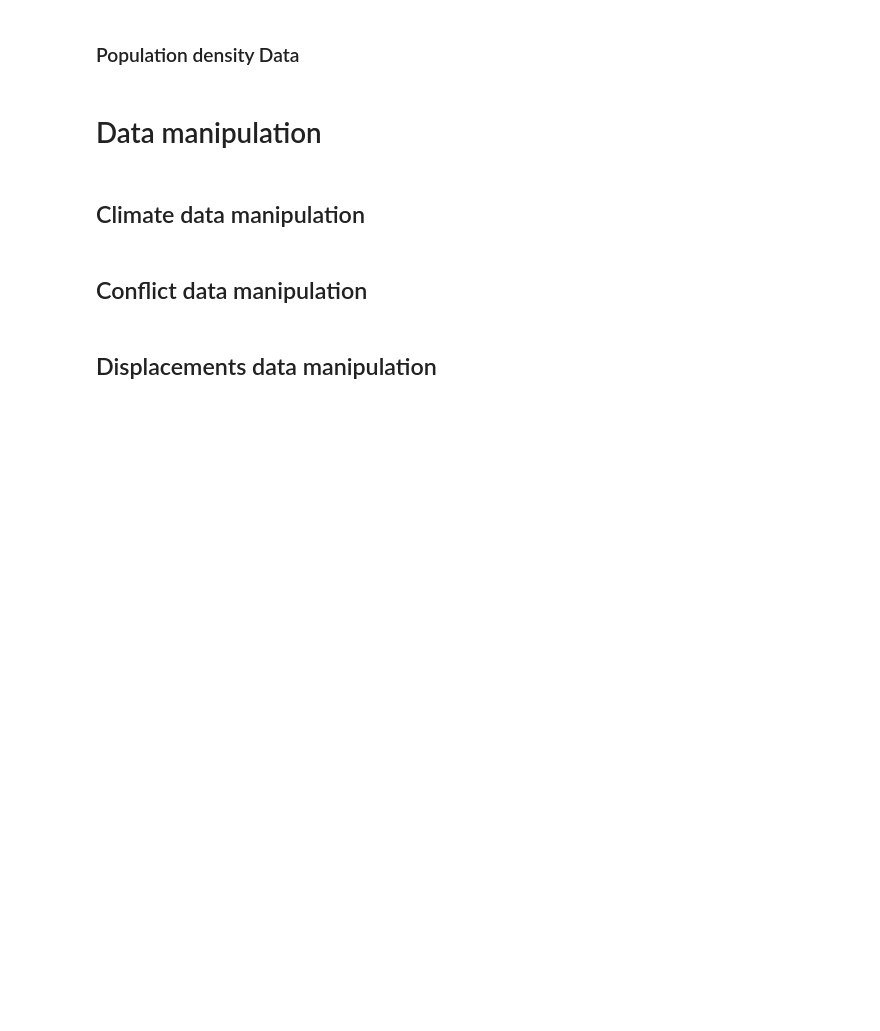
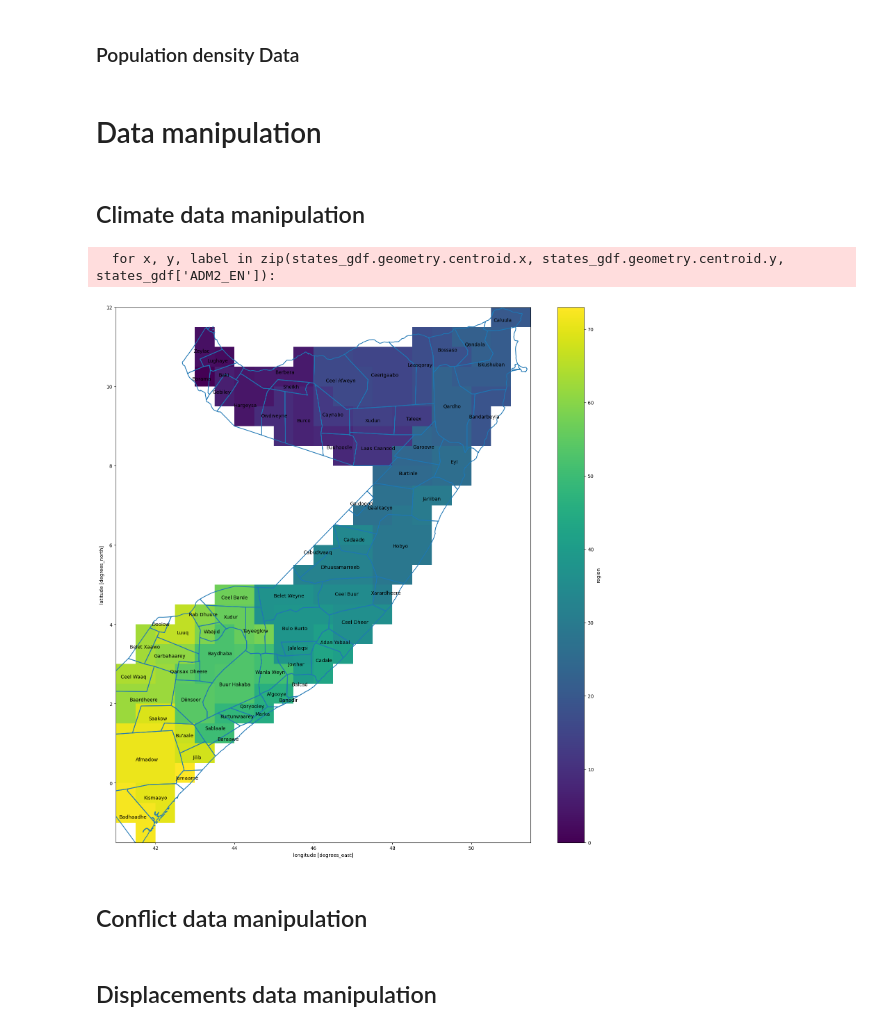
Before and after one commit to saraghivarello/Climate-and-conflict, a Jupyter notebook: Admin2/Merged log.ipynb, the cells around one changed output. Cells and saved outputs as stored; diff of their text form; code cells hidden in the pictures; blank space fills up the shorter version.

```diff
--- a/Admin2/Merged log.ipynb
+++ b/Admin2/Merged log.ipynb
@@ -106,6 +75,27 @@ region = monthly_forecast[["pre",'tmx']].sel(
     time=slice(start_date, end_date),
     lon=slice(bounds["lon"][0], bounds["lon"][1]),
     lat=slice(bounds["lat"][0], bounds["lat"][1]))
+# %%
+#plot region_mask with boundaries of states_gdf admin2
+
+region = monthly_forecast[["pre",'tmx']].sel(
+    time=slice(start_date, end_date),
+    lon=slice(bounds["lon"][0], bounds["lon"][1]),
+    lat=slice(bounds["lat"][0], bounds["lat"][1]))
+
+
+fig, ax = plt.subplots(1, 1)
+fig.set_size_inches(20, 20)
+#add names of subregions
+for x, y, label in zip(states_gdf.geometry.centroid.x, states_gdf.geometry.centroid.y, states_gdf['ADM2_EN']):
+    ax.text(x, y, label, fontsize = 10, ha = 'center', va = 'center')
+region_mask1 = regionmask.mask_geopandas(states_gdf, region)
+region_mask1.plot(ax=ax)
+states_gdf.boundary.plot(ax=ax)
+plt.show()
+# %% [output]
+  for x, y, label in zip(states_gdf.geometry.centroid.x, states_gdf.geometry.centroid.y, states_gdf['ADM2_EN']):
+[figure, added]
 # %%
 # Interpolate data onto a finer grid
 region_mask = regionmask.mask_3D_geopandas(states_gdf,
```
Also changed, not shown: parts of 26 cells of this notebook, 25 other files.
